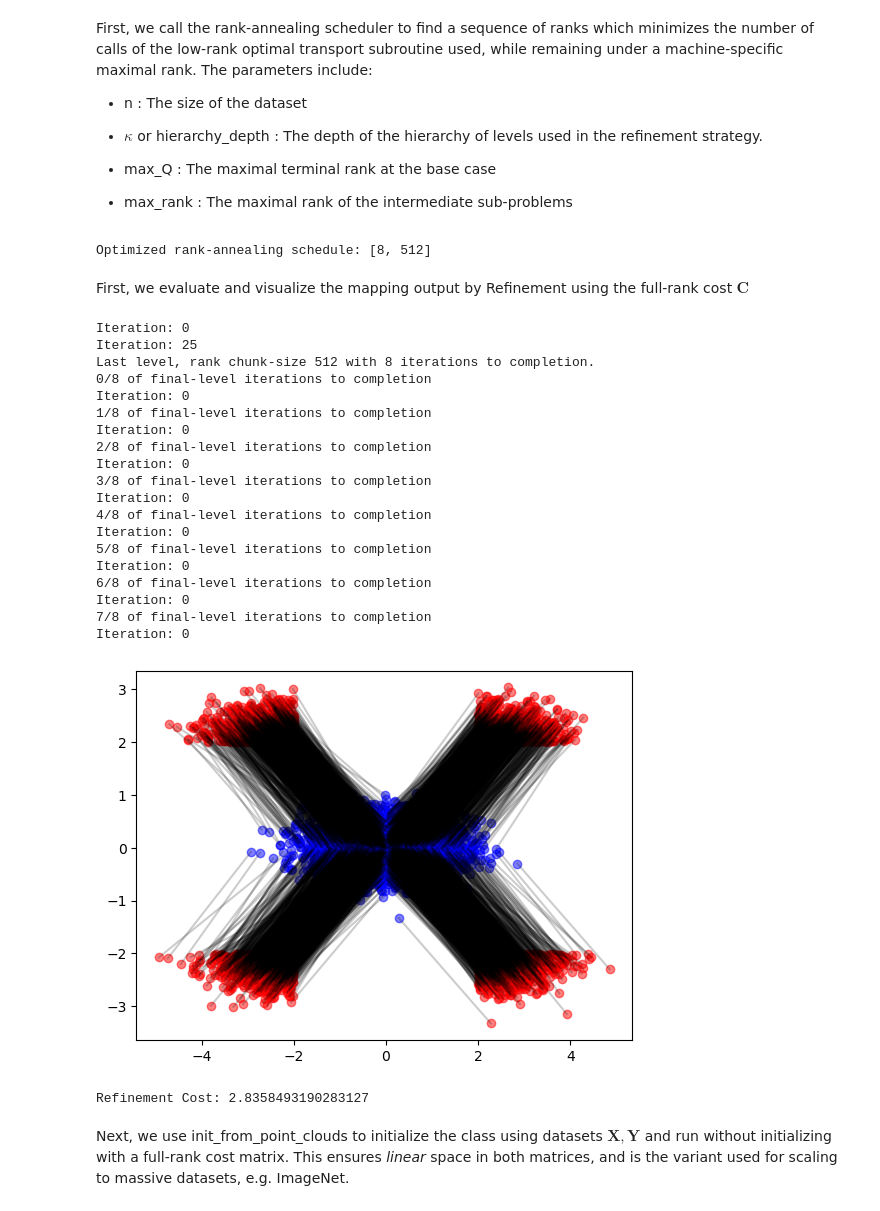
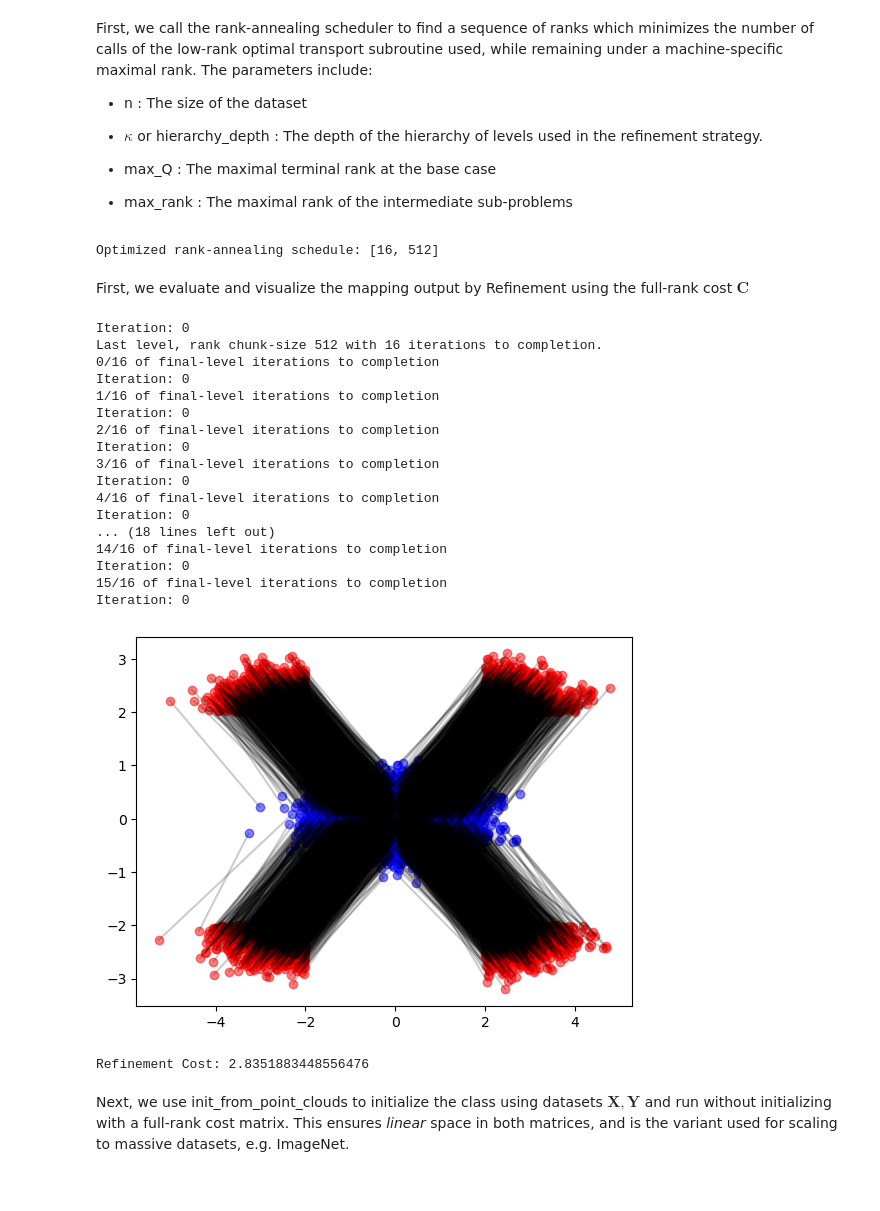
Before and after one commit to raphael-group/HiRef, a Jupyter notebook: notebooks/refinement_demo_nb.ipynb, the cells around one changed output. Cells and saved outputs as stored; diff of their text form; code cells hidden in the pictures.

```diff
--- a/notebooks/refinement_demo_nb.ipynb
+++ b/notebooks/refinement_demo_nb.ipynb
@@ -18,5 +18,5 @@ We plot: (the original sampled points) in blue, (the ODE-transformed points) in
 # %%
 import toy_example
 
-X1, X2 = toy_example.generate_sample_data(N = 4096)
+X1, X2 = toy_example.generate_sample_data(N = 8192)
 # %% [output]
@@ -50,50 +50,58 @@ import rank_annealing
 
 rank_schedule = rank_annealing.optimal_rank_schedule( n , hierarchy_depth = 6, max_Q = 2**10, max_rank = 2**10 )
 # %% [output]
-Optimized rank-annealing schedule: [8, 512]
+Optimized rank-annealing schedule: [16, 512]
 # %% [markdown]
 First, we evaluate and visualize the mapping output by Refinement using the full-rank cost $\mathbf{C}$
 # %%
-hrot = HR_OT.HierarchicalRefinementOT(C, rank_schedule, base_rank=1, device=device)
+solver_params = {
+            'gamma' : 90,
+            'max_iter' : 25,
+            'min_iter' : 20,
+            'max_inneriters_balanced' : 200,
+            'max_inneriters_relaxed' : 200
+        }
+
+hrot = HR_OT.HierarchicalRefinementOT(C, rank_schedule,
+                                      base_rank=1, device=device,
+                                      solver_params=solver_params)
+
 F = hrot.run(return_as_coupling=False)
-
 
 for pair in F:
     idx1, idx2 = pair
     idx1, idx2 = idx1.cpu().numpy(), idx2.cpu().numpy()
     x_values = X1[idx1, 0], X2[idx2, 0]
     y_values = X1[idx1, 1], X2[idx2, 1]
     plt.plot(x_values, y_values, c='black', alpha=0.2)
 
 plt.scatter(X1[:,0], X1[:,1], c='b', label=r'Set A', alpha=0.5)
 plt.scatter(X2[:,0], X2[:,1], c='r', label=r'Set B', alpha=0.5)
 
 plt.show()
 
 cost_hr_ot = hrot.compute_OT_cost()
 print(f'Refinement Cost: { cost_hr_ot.item() }')
 # %% [output]
 Iteration: 0
-Iteration: 25
-Last level, rank chunk-size 512 with 8 iterations to completion.
-0/8 of final-level iterations to completion
+Last level, rank chunk-size 512 with 16 iterations to completion.
+0/16 of final-level iterations to completion
 Iteration: 0
-1/8 of final-level iterations to completion
+1/16 of final-level iterations to completion
 Iteration: 0
-2/8 of final-level iterations to completion
+2/16 of final-level iterations to completion
 Iteration: 0
-3/8 of final-level iterations to completion
+3/16 of final-level iterations to completion
 Iteration: 0
-4/8 of final-level iterations to completion
+4/16 of final-level iterations to completion
 Iteration: 0
-5/8 of final-level iterations to completion
+... (18 lines left out)
+14/16 of final-level iterations to completion
 Iteration: 0
-6/8 of final-level iterations to completion
+15/16 of final-level iterations to completion
 Iteration: 0
-7/8 of final-level iterations to completion
-Iteration: 0
-[figure, old version]
+[figure, new version]
-Refinement Cost: 2.8358493190283127
+Refinement Cost: 2.8351883448556476
 # %% [markdown]
 Next, we use init\_from\_point\_clouds to initialize the class using datasets $\mathbf{X}, \mathbf{Y}$ and run without initializing with a full-rank cost matrix. This ensures _linear_ space in both matrices, and is the variant used for scaling to massive datasets, e.g. ImageNet.
 # %%
```
Also changed, not shown: parts of 6 cells of this notebook, 3 other files.
